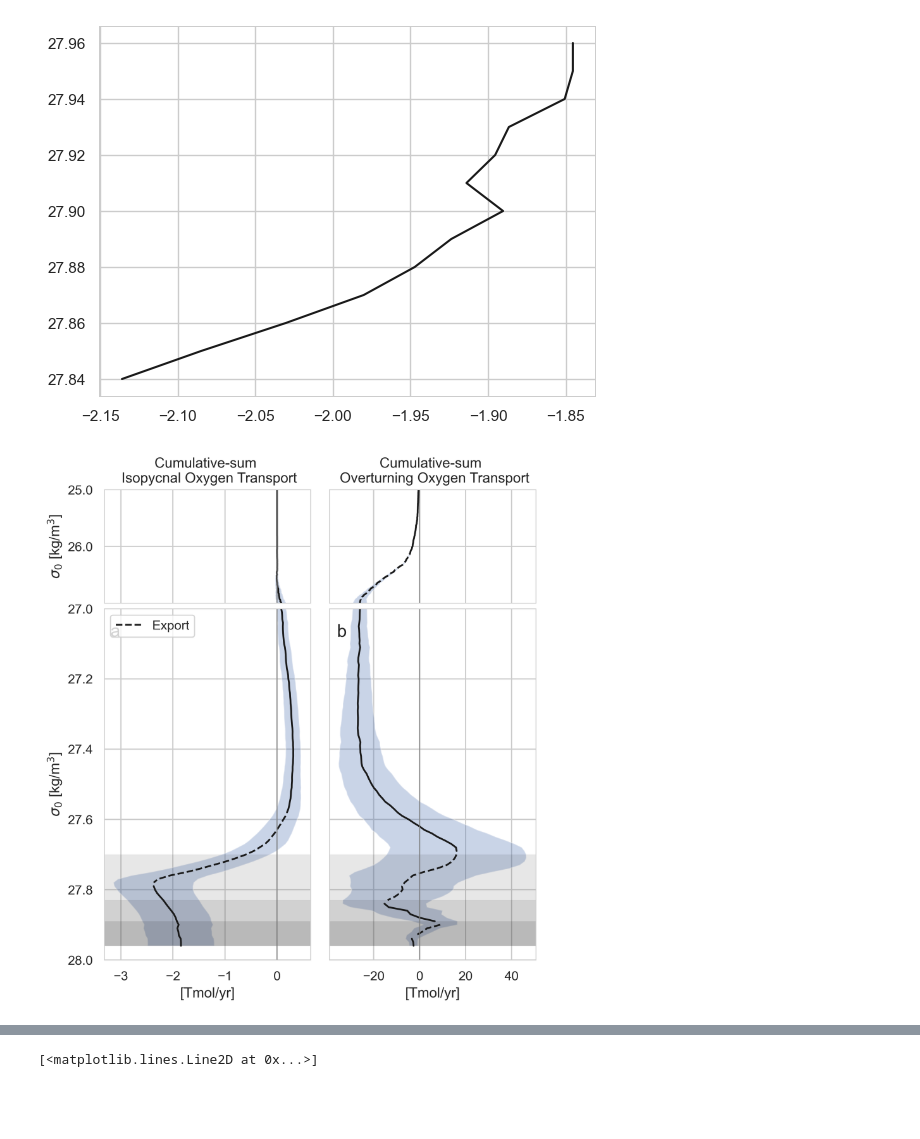
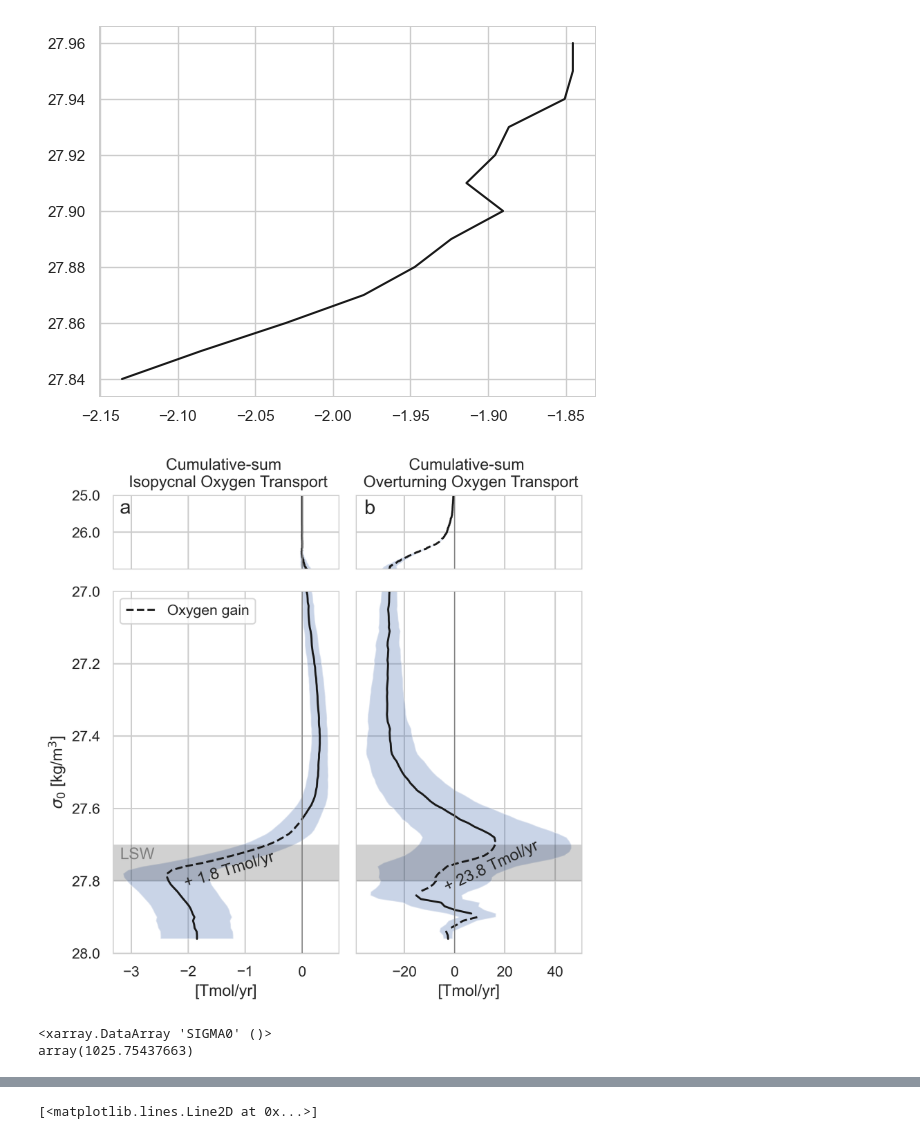
Before and after one commit to unamiller/GOHSNAP-Oxygen-Transport, a Jupyter notebook: oxygen_transport_calculation.ipynb, the cells around one changed output, grey strips where cells are left out. Cells and saved outputs as stored; diff of their text form; code cells hidden in the pictures; blank space fills up the shorter version.

```diff
--- a/oxygen_transport_calculation.ipynb
+++ b/oxygen_transport_calculation.ipynb
@@ -1029,7 +1029,7 @@ plt.plot(np.nanmean(np.nanmean(isopycnal_transport,axis = 1),axis = 0)[330:350],
 [<matplotlib.lines.Line2D at 0x...>]
 [figure]
 # %%
-fig = plt.figure(figsize = ((6,8)), dpi = 300)
+fig = plt.figure(figsize = ((6,6)), dpi = 300)
 
 gs = gridspec.GridSpec(5, 4)
 mpl.rcParams['axes.linewidth'] = 0.7
@@ -1071,7 +1071,7 @@ ax1.set_title('Cumulative-sum \n Isopycnal Oxygen Transport')
 
 #plt.text(-3.2, 27.08, 'a', fontsize = 15)
 
-ax1.set_ylabel('$\sigma _{0}$ [kg/m$^{3}$]')
+#ax1.set_ylabel('$\sigma _{0}$ [kg/m$^{3}$]')
 
 
 ax2 = fig.add_subplot(gs[0, 2:4]) ################################### top right
@@ -1116,11 +1116,11 @@ ax2.set_yticklabels([])
 
 
 
-ax3 = fig.add_subplot(gs[1:4, 0:2]) ################################## bottom left
+ax3 = fig.add_subplot(gs[1:5, 0:2]) ################################## bottom left
 
 #ax3.plot(np.nanmean(np.nanmean(isopycnal_transport,axis = 1),axis = 0), np.arange(1024.54, 1027.96, 0.01)-1000, color = 'k', label='0.01 kg/m3')
-ax3.plot(np.nanmean(np.nanmean(isopycnal_transport,axis = 1),axis = 0)[:305], np.arange(1024.54, 1027.96, 0.01)[:305]-1000, color = 'k')
-ax3.plot(np.nanmean(np.nanmean(isopycnal_transport,axis = 1),axis = 0)[305:325], np.arange(1024.54, 1027.96, 0.01)[305:325]-1000, color = 'k', linestyle='dashed', label = 'Export')
+ax3.plot(np.nanmean(np.nanmean(isopycnal_transport,axis = 1),axis = 0)[:310], np.arange(1024.54, 1027.96, 0.01)[:310]-1000, color = 'k')
+ax3.plot(np.nanmean(np.nanmean(isopycnal_transport,axis = 1),axis = 0)[310:325], np.arange(1024.54, 1027.96, 0.01)[310:325]-1000, color = 'k', linestyle='dashed', label = 'Oxygen gain')
 ax3.plot(np.nanmean(np.nanmean(isopycnal_transport,axis = 1),axis = 0)[325:], np.arange(1024.54, 1027.96, 0.01)[325:]-1000, color = 'k')
 
 x1 = np.nanmean(np.nanmean(isopycnal_transport,axis = 1),axis = 0) - np.nanstd(np.nanmean(isopycnal_transport,axis = 1),axis = 0)
@@ -1131,9 +1131,9 @@ ax3.invert_yaxis()
 
 ax3.set_ylim([28, 27])
 
-ax3.axhspan(27.7, 27.83, color = 'k', alpha = 0.1, lw=0) #27.69
-ax3.axhspan(27.83, 27.89, color = 'k', alpha = 0.2, lw=0)
-ax3.axhspan(27.89, 27.96, color = 'k', alpha = 0.3, lw=0)
+ax3.axhspan(27.7, 27.8, color = 'k', alpha = 0.2, lw=0) #27.69
+#ax3.axhspan(27.8, 27.89, color = 'k', alpha = 0.2, lw=0)
+#ax3.axhspan(27.89, 27.96, color = 'k', alpha = 0.3, lw=0)
 #plt.axhline(27.69, color = 'k', linestyle = 'dashed', linewidth = 0.5)
 
 #plt.grid()
@@ -1144,13 +1144,13 @@ ax3.axvline(0, color = 'grey', linewidth = 0.7)
 ax3.set_xlabel('[Tmol/yr]')
 
 
-ax3.text(-3.2, 27.08, 'a', fontsize = 15)
+
 
 ax3.set_ylabel('$\sigma _{0}$ [kg/m$^{3}$]')
 
 ax3.legend()
 
-ax4 = fig.add_subplot(gs[1:4, 2:4]) ################################## bottom right
+ax4 = fig.add_subplot(gs[1:5, 2:4]) ################################## bottom right
 
 
 
@@ -1173,37 +1173,47 @@ ax4.invert_yaxis()
 
 #plt.legend(loc =1)
 
 ax4.set_ylim([28, 27])
 
-ax4.axhspan(27.7, 27.83, color = 'k', alpha = 0.1, lw=0) #27.69
-ax4.axhspan(27.83, 27.89, color = 'k', alpha = 0.2, lw=0)
-ax4.axhspan(27.89, 27.96, color = 'k', alpha = 0.3, lw=0)
+ax4.axhspan(27.7, 27.8, color = 'k', alpha = 0.2, lw=0) #27.69
+#ax4.axhspan(27.8, 27.89, color = 'k', alpha = 0.2, lw=0)
+#ax4.axhspan(27.89, 27.96, color = 'k', alpha = 0.3, lw=0)
 
 
 #plt.axhline(27.69, color = 'k', linestyle = 'dashed', linewidth = 0.5)
 
 #plt.grid()
 
 #plt.axhline(27.83, color = 'k', linestyle = 'dashed', linewidth = 0.5)
 ax4.axvline(0, color = 'grey', linewidth = 0.7)
 
 # plt.axvline(-26.297)
 # plt.axvline(-8)
 # plt.axvline(-15)
 # plt.axvline(8)
 
 ax4.set_xlabel('[Tmol/yr]')
 
-ax4.text(-36, 27.08, 'b', fontsize = 15)
 
 
 ax4.set_yticklabels([])
 
-#plt.tight_layout()
-fig.subplots_adjust(hspace=0.05, wspace=0.2, top=0.95, bottom=0.08, left=0.1, right=0.95)
+plt.tight_layout()
+#fig.subplots_adjust(hspace=0.05, wspace=0.2, top=0.95, bottom=0.08, left=0.1, right=0.95)
 #plt.subplots_adjust(hspace= 0.005)
 
 
+ax1.text(-3.2, 25.5, 'a', fontsize = 15)
+ax2.text(-36, 25.5, 'b', fontsize = 15)
+ax3.text(-3.2, 27.74, 'LSW', fontsize = 12, color = 'grey')
+ax3.text(-2.1, 27.82, '+ 1.8 Tmol/yr', fontsize = 12, rotation=17)
+ax4.text(-5, 27.83, '+ 23.8 Tmol/yr', fontsize = 12,  rotation=25)
+
 plt.savefig(r'C:\Users\bikbe\Documents\Projects\GOHSNAP\Figures\Transport manuscript\iso_OT_cumsum.png')
 # %% [output]
-[figure, old version]
+[figure, new version]
+# %%
+oxygen_grid.SIGMA0.mean(dim = 'TIME').min()
+# %% [output]
+<xarray.DataArray 'SIGMA0' ()>
+array(1025.75437663)
```
Also changed, not shown: parts of 17 cells of this notebook.
